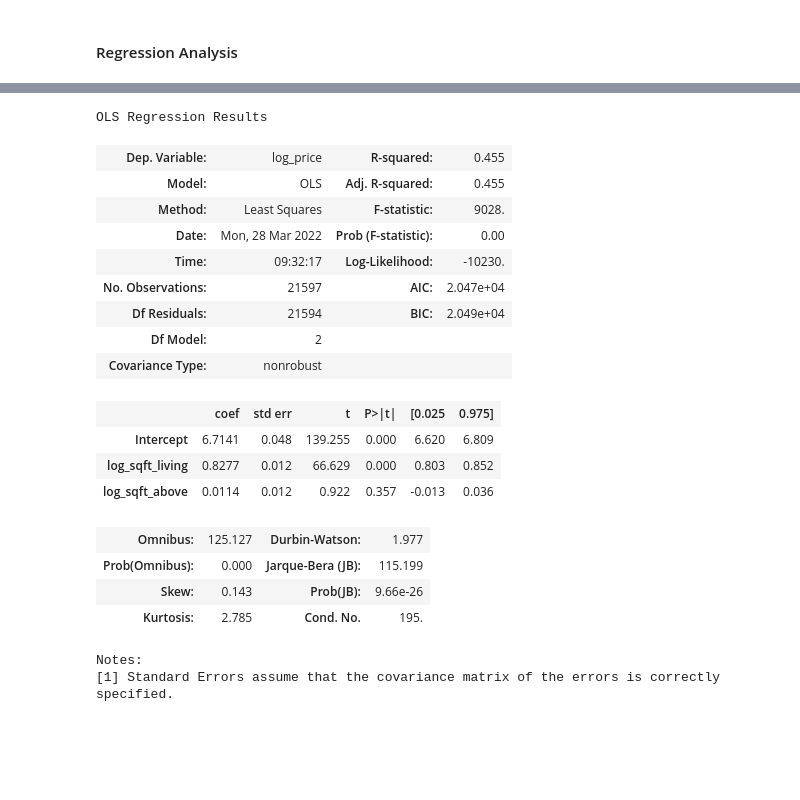
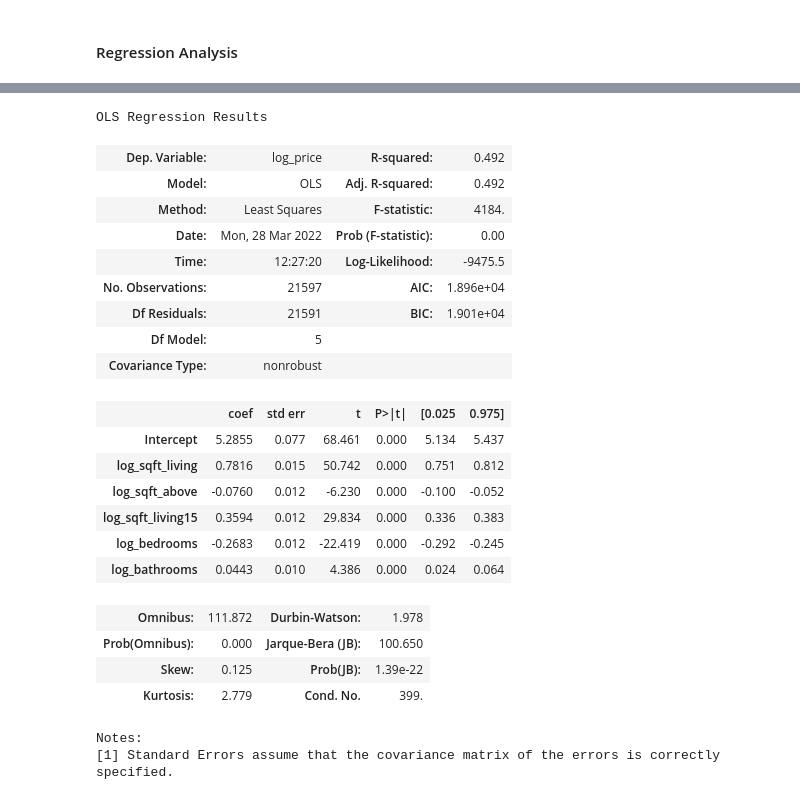
Before and after one commit to ssaeed85/dsc-ph2-KingsCountyRealEstate, a Jupyter notebook: Workspace/Zach/Data_Analysis.ipynb, the cells around one changed output, grey strips where cells are left out. Cells and saved outputs as stored; diff of their text form; code cells hidden in the pictures; blank space fills up the shorter version.

```diff
--- a/Workspace/Zach/Data_Analysis.ipynb
+++ b/Workspace/Zach/Data_Analysis.ipynb
@@ -81,5 +83,5 @@ Keeping only variables with a correlation of at least .5.
 # %%
-df2 = df.drop(['zipcode', 'id', 'long', 'yr_built', 'sqft_lot15', 'sqft_lot', 'yr_renovated', 'floors', 'lat', 'bedrooms'], axis=1)
+df2 = df.drop(['zipcode', 'id', 'long', 'yr_built', 'sqft_lot15', 'sqft_lot', 'yr_renovated', 'floors', 'lat', 'sqft_basement'], axis=1)
 df2
 #Drop pythonically.
 # %% [output]
@@ -301,3 +304 @@ Jarque-Bera (JB) is high, skewness and kurtosis need to be addressed. Dropping b
-# %%
-df2.drop(['bathrooms'], axis=1, inplace=True)
 # %%
@@ -307,9 +308,11 @@ df2[['price', 'sqft_living', 'sqft_above', 'sqft_living15']].hist(figsize  = [8,
 # %%
 data_log = pd.DataFrame([])
+data_log['log_price'] = np.log(df2['price'])
 data_log['log_sqft_living'] = np.log(df2['sqft_living'])
 data_log['log_sqft_above'] = np.log(df2['sqft_above'])
 data_log['log_sqft_living15'] = np.log(df2['sqft_living15'])
-data_log['log_price'] = np.log(df2['price'])
+data_log['log_bedrooms'] = np.log(df2['bedrooms'])
+data_log['log_bathrooms'] = np.log(df2['bathrooms'])
 data_log.hist(figsize  = [8, 8]);
 #Create a function
 # %% [output]
@@ -394,26 +427,29 @@ predictors[(predictors.cc>.7) & (predictors.cc <1)]
 # %%
-formula = 'log_price ~ log_sqft_living + log_sqft_above + log_sqft_living15'
+formula = 'log_price ~ log_sqft_living + log_sqft_above + log_sqft_living15 + log_bedrooms + log_bathrooms'
 model = ols(formula=formula, data=data_log).fit()
 model_summary = model.summary()
 model_summary
 # %% [output]
 OLS Regression Results
-| Dep. Variable: | log_price | R-squared: | 0.455 |
-| Model: | OLS | Adj. R-squared: | 0.455 |
-| Method: | Least Squares | F-statistic: | 9028. |
+| Dep. Variable: | log_price | R-squared: | 0.492 |
+| Model: | OLS | Adj. R-squared: | 0.492 |
+| Method: | Least Squares | F-statistic: | 4184. |
 | Date: | Mon, 28 Mar 2022 | Prob (F-statistic): | 0.00 |
-| Time: | 09:32:17 | Log-Likelihood: | -10230. |
-| No. Observations: | 21597 | AIC: | 2.047e+04 |
-| Df Residuals: | 21594 | BIC: | 2.049e+04 |
-| Df Model: | 2 |  |  |
+| Time: | 12:27:20 | Log-Likelihood: | -9475.5 |
+| No. Observations: | 21597 | AIC: | 1.896e+04 |
+| Df Residuals: | 21591 | BIC: | 1.901e+04 |
+| Df Model: | 5 |  |  |
 | Covariance Type: | nonrobust |  |  |
 |  | coef | std err | t | P>|t| | [0.025 | 0.975] |
-| Intercept | 6.7141 | 0.048 | 139.255 | 0.000 | 6.620 | 6.809 |
-| log_sqft_living | 0.8277 | 0.012 | 66.629 | 0.000 | 0.803 | 0.852 |
-| log_sqft_above | 0.0114 | 0.012 | 0.922 | 0.357 | -0.013 | 0.036 |
+| Intercept | 5.2855 | 0.077 | 68.461 | 0.000 | 5.134 | 5.437 |
+| log_sqft_living | 0.7816 | 0.015 | 50.742 | 0.000 | 0.751 | 0.812 |
+| log_sqft_above | -0.0760 | 0.012 | -6.230 | 0.000 | -0.100 | -0.052 |
+| log_sqft_living15 | 0.3594 | 0.012 | 29.834 | 0.000 | 0.336 | 0.383 |
+| log_bedrooms | -0.2683 | 0.012 | -22.419 | 0.000 | -0.292 | -0.245 |
+| log_bathrooms | 0.0443 | 0.010 | 4.386 | 0.000 | 0.024 | 0.064 |
-| Omnibus: | 125.127 | Durbin-Watson: | 1.977 |
-| Prob(Omnibus): | 0.000 | Jarque-Bera (JB): | 115.199 |
-| Skew: | 0.143 | Prob(JB): | 9.66e-26 |
-| Kurtosis: | 2.785 | Cond. No. | 195. |
+| Omnibus: | 111.872 | Durbin-Watson: | 1.978 |
+| Prob(Omnibus): | 0.000 | Jarque-Bera (JB): | 100.650 |
+| Skew: | 0.125 | Prob(JB): | 1.39e-22 |
+| Kurtosis: | 2.779 | Cond. No. | 399. |
 Notes:
 [1] Standard Errors assume that the covariance matrix of the errors is correctly specified.
```
Also changed, not shown: parts of 15 cells of this notebook, 1 other file.
